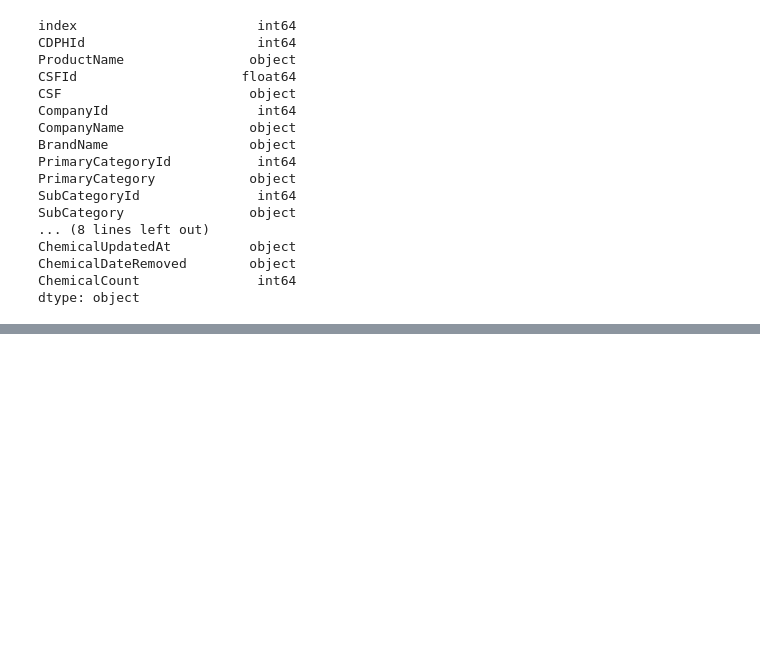
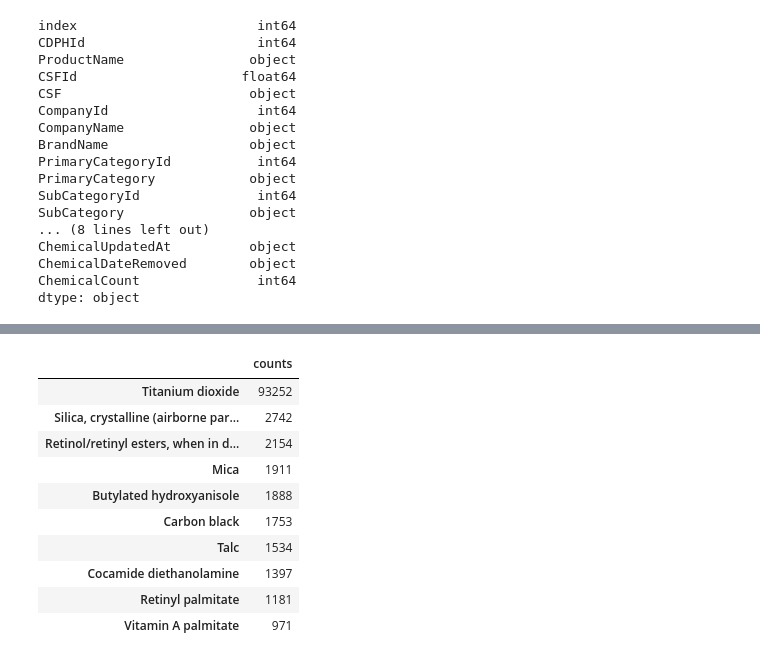
Before and after one commit to giaphupham/LT4KHDL-DATHCK, a Jupyter notebook: Phu.ipynb, the cells around one changed output, grey strips where cells are left out. Cells and saved outputs as stored; diff of their text form; code cells hidden in the pictures; blank space fills up the shorter version.

```diff
--- a/Phu.ipynb
+++ b/Phu.ipynb
@@ -94,0 +119,15 @@ open_object_dtype("ChemicalDateRemoved")
+# %%
+top5_chems = df['ChemicalName'].value_counts().to_frame('counts').head(10)
+top5_chems
+# %% [output]
+|  | counts |
+| Titanium dioxide | 93252 |
+| Silica, crystalline (airborne par... | 2742 |
+| Retinol/retinyl esters, when in d... | 2154 |
+| Mica | 1911 |
+| Butylated hydroxyanisole | 1888 |
+| Carbon black | 1753 |
+| Talc | 1534 |
+| Cocamide diethanolamine | 1397 |
+| Retinyl palmitate | 1181 |
+| Vitamin A palmitate | 971 |
```
Also changed, not shown: parts of 8 cells of this notebook.
